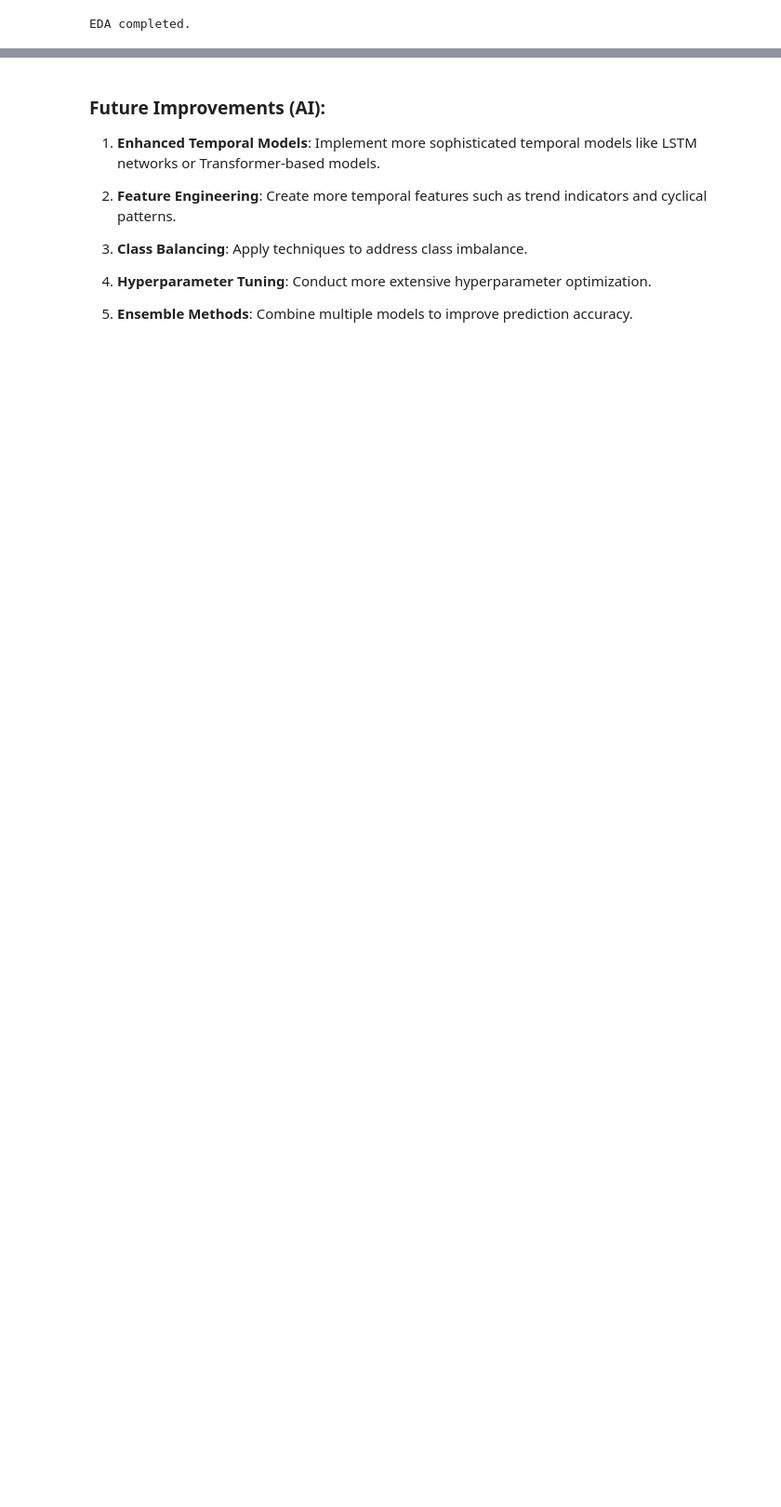
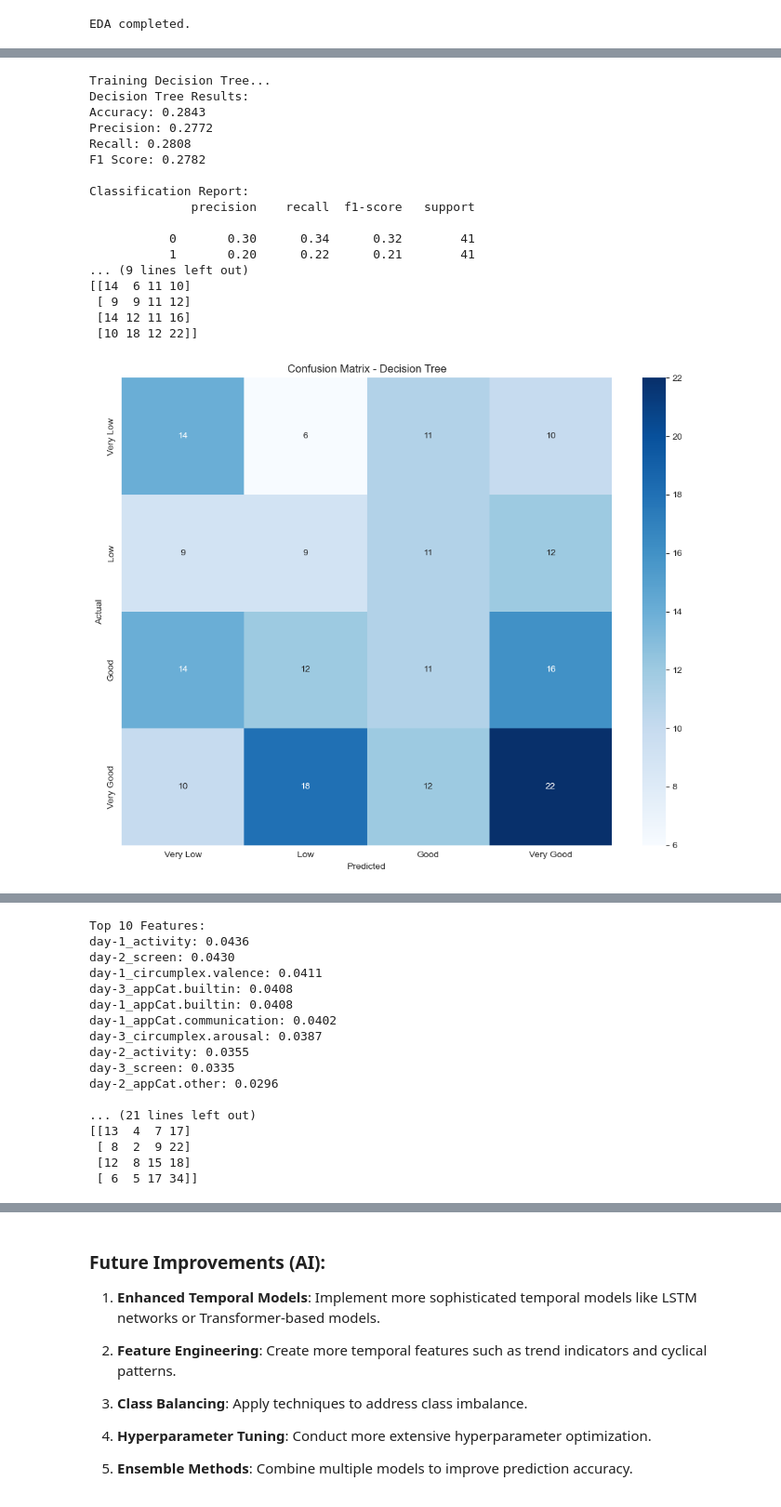
Before and after one commit to PietPjotr/DMT1, a Jupyter notebook: classification.ipynb, the cells around one changed output, grey strips where cells are left out. Shown at 93% size. Drawn from its saved outputs; the diff is of its cells as text; code cells hidden in the pictures; blank space fills up the shorter version.

```diff
--- a/classification.ipynb
+++ b/classification.ipynb
@@ -478,0 +511,24 @@ Classification Report:
+# %%
+# Train and evaluate models
+results, X_train_window_scaled, y_train_window, X_test_window_scaled, y_test_window, user_ids_train_window, user_ids_test_window = train_and_evaluate_models(
+    X_window, y_window, feature_names_window, user_ids_window, timestamps_window
+)
+# %% [output]
+Training Decision Tree...
+Decision Tree Results:
+Accuracy: 0.2843
+Precision: 0.2772
+Recall: 0.2808
+F1 Score: 0.2782
+
+Classification Report:
+              precision    recall  f1-score   support
+
+           0       0.30      0.34      0.32        41
+           1       0.20      0.22      0.21        41
+... (9 lines left out)
+[[14  6 11 10]
+ [ 9  9 11 12]
+ [14 12 11 16]
+ [10 18 12 22]]
+[figure, added]
@@ -478,0 +536,17 @@ Classification Report:
+Top 10 Features:
+day-1_activity: 0.0436
+day-2_screen: 0.0430
+day-1_circumplex.valence: 0.0411
+day-3_appCat.builtin: 0.0408
+day-1_appCat.builtin: 0.0408
+day-1_appCat.communication: 0.0402
+day-3_circumplex.arousal: 0.0387
+day-2_activity: 0.0355
+day-3_screen: 0.0335
+day-2_appCat.other: 0.0296
+
+... (21 lines left out)
+[[13  4  7 17]
+ [ 8  2  9 22]
+ [12  8 15 18]
+ [ 6  5 17 34]]
```
Also changed, not shown: parts of 10 cells of this notebook, 15 other files.
